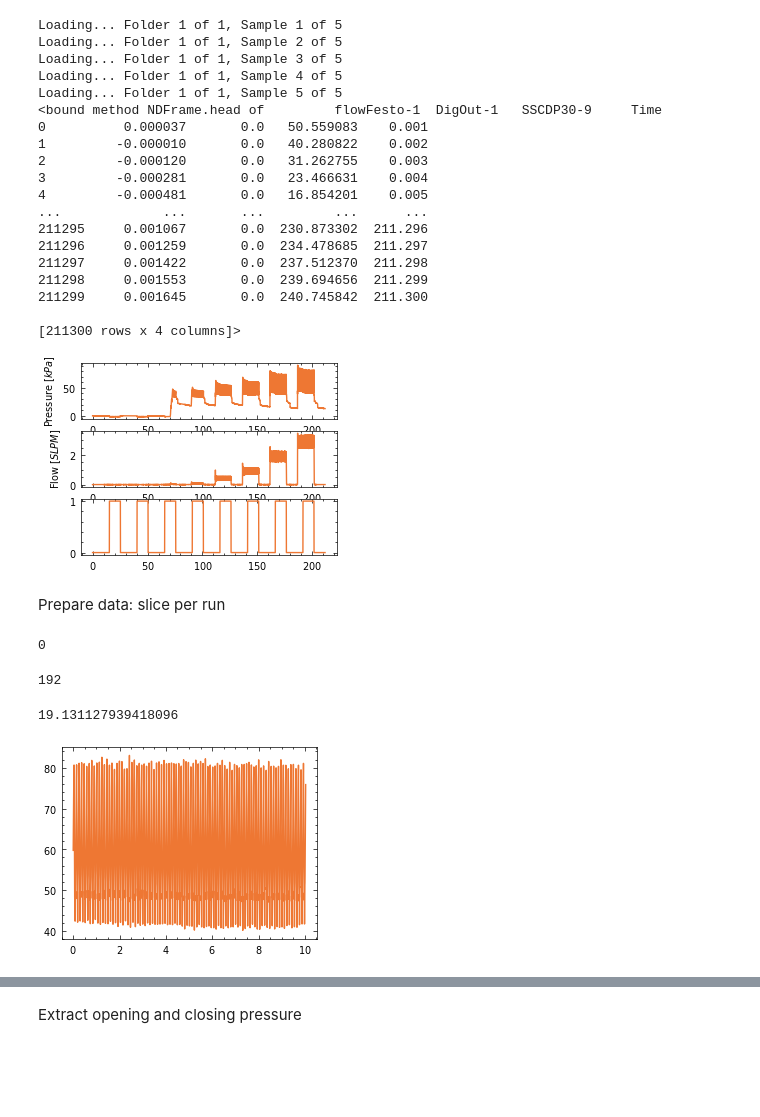
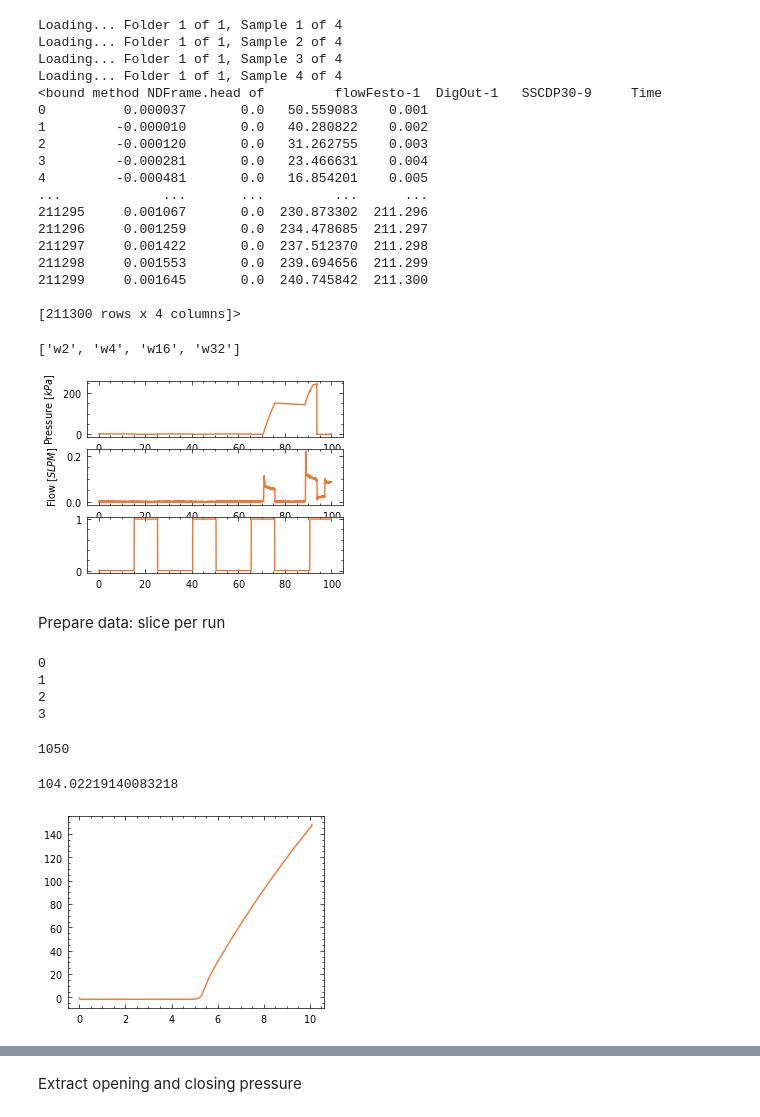
Before and after one commit to Olviel/Thermal_Soft_Robotics, a Jupyter notebook: Thermal_actuation/Experimental/Fluidic/Actuators/Actuator_main.ipynb, the cells around one changed output, grey strips where cells are left out. Cells and saved outputs as stored; diff of their text form; code cells hidden in the pictures; blank space fills up the shorter version.

```diff
--- a/Thermal_actuation/Experimental/Fluidic/Actuators/Actuator_main.ipynb
+++ b/Thermal_actuation/Experimental/Fluidic/Actuators/Actuator_main.ipynb
@@ -24,17 +22,16 @@ from save_plot_func import save_plot
 # %%
 #Location = r"C:\Users\Olivi\OneDrive - TU Eindhoven\Soft robotic matter\data_analysis"
 Location = r"//sun/overvelde/group-folder/PROJECTS/Thermal_soft_robotics_Olivier/Git/Thermal_Soft_Robotics/Thermal_actuation/Experimental/Fluidic/Actuators"
-Foldernames = ["/Data"]
+Foldernames = ["/Data/width_sweep"]
 
 data = FluidicSetupFunctions.LoadData(Foldernames = Foldernames,Location=Location)
 
 print(data[0][-1].head)
 # %% [output]
-Loading... Folder 1 of 1, Sample 1 of 5
-Loading... Folder 1 of 1, Sample 2 of 5
-Loading... Folder 1 of 1, Sample 3 of 5
-Loading... Folder 1 of 1, Sample 4 of 5
-Loading... Folder 1 of 1, Sample 5 of 5
+Loading... Folder 1 of 1, Sample 1 of 4
+Loading... Folder 1 of 1, Sample 2 of 4
+Loading... Folder 1 of 1, Sample 3 of 4
+Loading... Folder 1 of 1, Sample 4 of 4
 <bound method NDFrame.head of         flowFesto-1  DigOut-1   SSCDP30-9     Time
 0          0.000037       0.0   50.559083    0.001
 1         -0.000010       0.0   40.280822    0.002
@@ -49,6 +46,16 @@ Loading... Folder 1 of 1, Sample 5 of 5
 211299     0.001645       0.0  240.745842  211.300
 
 [211300 rows x 4 columns]>
+# %%
+#Extract names for plotting
+items = data[1]['Samplename']
+
+# Use regular expression to match 'w' followed by any number of digits
+Sample_names = [re.match(r'(w\d+)_', item).group(1) if re.match(r'(w\d+)_', item) else item for item in items]
+
+print(Sample_names)
+# %% [output]
+['w2', 'w4', 'w16', 'w32']
 # %%
 P = data[0][0]['SSCDP30-9']/1000
 t = data[0][0]['Time']
@@ -72,7 +79,7 @@ plt.plot(t,digout)
 
 plt.show()
 # %% [output]
-[figure, old version]
+[figure, new version]
 # %% [markdown]
 Prepare data: slice per run
 # %%
@@ -86,17 +93,27 @@ for index,value in enumerate(data[0]):
     df = data[0][index]
     print(index)
 
-    P = data[0][0]['SSCDP30-9']
-    t = data[0][0]['Time']
-    Q = data[0][0]['flowFesto-1']
+    P = data[0][index]['SSCDP30-9']
+    t = data[0][index]['Time']
+    Q = data[0][index]['flowFesto-1']
+    dig_out = data[0][index]['DigOut-1']
 
 
     while start < len(data[0][index]['DigOut-1']):
-        start = np.argmax(data[0][index]['DigOut-1'][start:] == 1) +start  # Correcting index for slicing
-        end = np.argmax(data[0][index]['DigOut-1'][start:] == 0)+start   # Correcting index for slicing
+        # Find the next '1' in 'DigOut-1' starting from 'start'.
+        next_ones = np.where(dig_out[start:] == 1)[0]
+        if next_ones.size == 0:  # If there are no more '1's, exit the loop.
+            break
+        start += next_ones[0]  # Adjust 'start' to the new index.
 
-        if end <= start:  # Break if no more valid segments are found
-            break
+        # Find the next '0' in 'DigOut-1' starting from the new 'start'.
+        next_zeros = np.where(dig_out[start:] == 0)[0]
+        if next_zeros.size == 0:  # If there are no '0's following the '1's, take the rest of the array.
+            end = len(dig_out)
+        else:
+            end = start + next_zeros[0]  # Adjust 'end' to the new index.
+
+
 
         # Create a DataFrame for this run
         run_df = pd.DataFrame({
@@ -113,6 +130,8 @@ for index,value in enumerate(data[0]):
 
 
     data_sliced.append(runs)
-    break
 # %% [output]
 0
+1
+2
+3
@@ -119,18 +154,18 @@ for index,value in enumerate(data[0]):
 # %%
 len(data_sliced[0])
 data_sliced[0][0]
-plt.plot(data_sliced[0][7]["Time"],data_sliced[0][7]["Pressure"])
-np.mean(data_sliced[0][7]["Flow"])
+plt.plot(data_sliced[0][-1]["Time"],data_sliced[0][-1]["Pressure"])
+np.mean(data_sliced[0][-1]["Flow"])
 
-peaks,_ = find_peaks(data_sliced[0][7]["Pressure"])
+peaks,_ = find_peaks(data_sliced[0][-1]["Pressure"])
 n_peaks=len(peaks)
 print(n_peaks)
-len(data_sliced[0][7]["Time"]/1000)
-measurement_t = len(data_sliced[0][7]["Time"])/1000
+len(data_sliced[0][-1]["Time"]/1000)
+measurement_t = len(data_sliced[0][-1]["Time"])/1000
 f = n_peaks/measurement_t
 f
 # %% [output]
-192
+1050
-19.131127939418096
+104.02219140083218
-[figure, old version]
+[figure, new version]
 # %%
```
Also changed, not shown: parts of 3 cells of this notebook.
